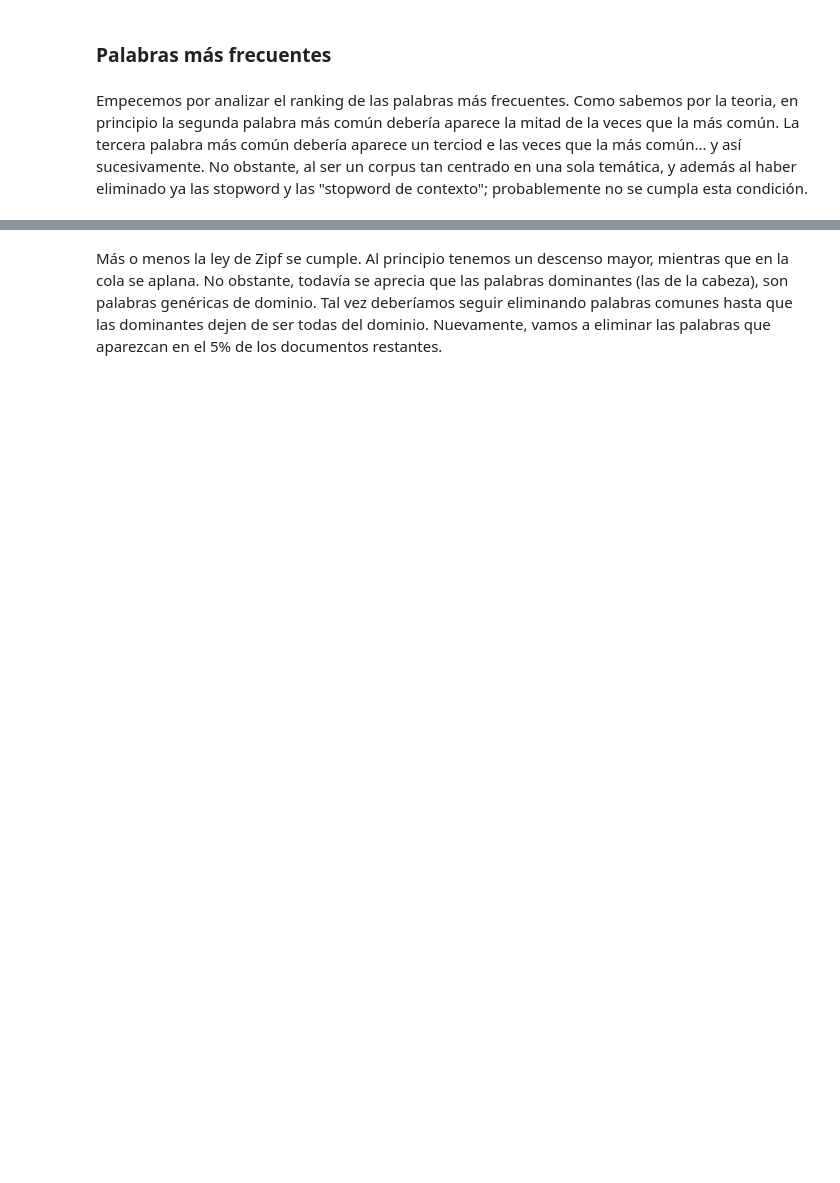
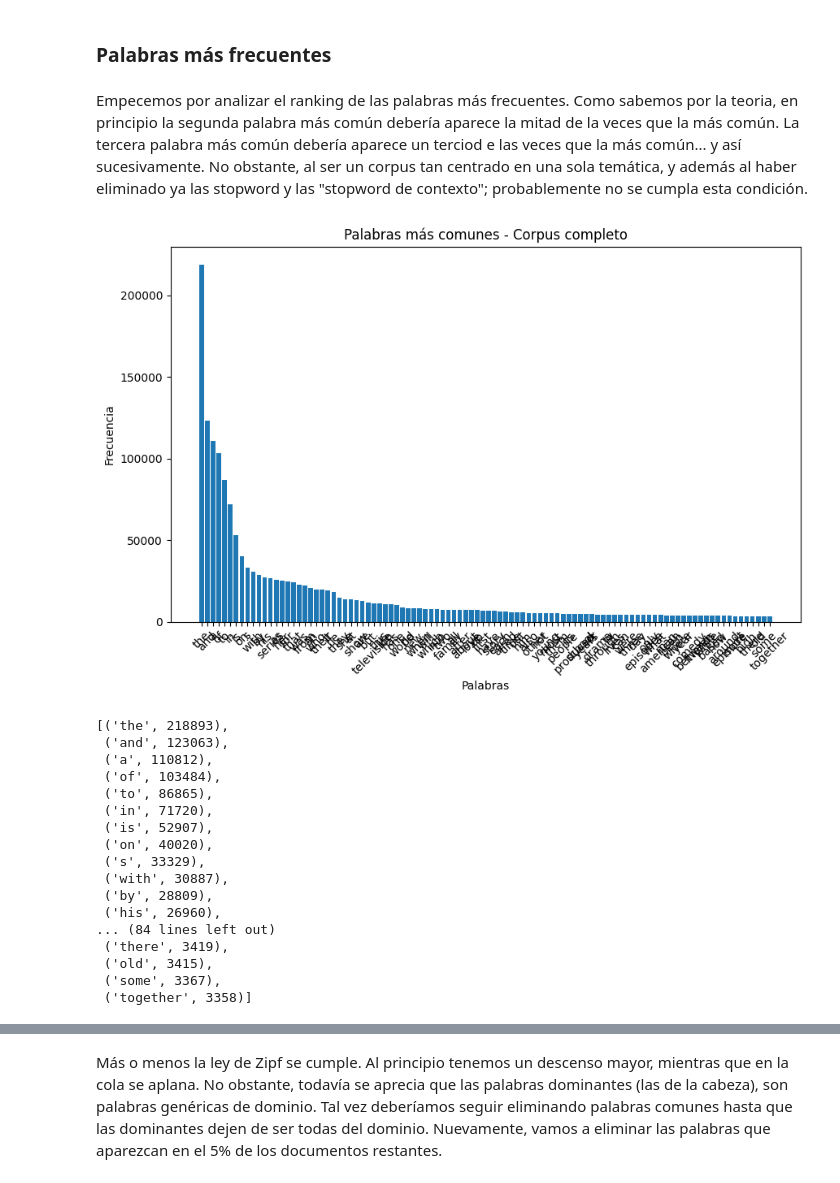
Before and after one commit to javierrcastroo/Practica-TM, a Jupyter notebook: practica_TM.ipynb, the cells around one changed output, grey strips where cells are left out. Drawn from its saved outputs; the diff is of its cells as text; code cells hidden in the pictures; blank space fills up the shorter version.

```diff
--- a/practica_TM.ipynb
+++ b/practica_TM.ipynb
@@ -746,13 +897,0 @@ Si está proximo a 1, significa que tenemos un vocabulario variado con pocas rep
-# %%
-df['ttr'] = df['unique_word_count'] / df['word_count']
-
-# --- Explode ---
-df_exploded = df.copy()
-df_exploded['genres'] = df_exploded['genres'].str.split(', ')
-df_exploded = df_exploded.explode('genres').reset_index(drop=True)
-
-# --- KDE ---
-plt.figure(figsize=(8,5))
-sns.kdeplot(data=df_exploded, x="ttr", hue="genres", fill=True, common_norm=False)
-plt.title("Distribución de riqueza léxica (TTR) por género")
-plt.show()
@@ -762,6 +899,57 @@ Como vemos, muchas están cerca del 1, lo que significa que tenemos vocabulario
 ### Palabras más frecuentes
 # %% [markdown]
 Empecemos por analizar el ranking de las palabras más frecuentes. Como sabemos por la teoria, en principio la segunda palabra más común debería aparece la mitad de la veces que la más común. La tercera palabra más común debería aparece un terciod e las veces que la más común... y así sucesivamente. No obstante, al ser un corpus tan centrado en una sola temática, y además al haber eliminado ya las stopword y las "stopword de contexto"; probablemente no se cumpla esta condición.
+# %%
+# Unir todos los textos
+texts = df["overview"].dropna().astype(str).tolist()
+
+# Tokenización
+words = [
+    w for text in texts
+    for w in re.findall(r"\b\w+\b", text.lower())
+]
+
+# Conteo global
+word_counts = Counter(words)
+
+# Top 10 global
+top_words = word_counts.most_common(100)
+
+# Separar palabras y frecuencias
+words, counts = zip(*top_words)
+
+# Plot
+plt.figure(figsize=(10, 6))
+plt.bar(words, counts)
+
+plt.title("Palabras más comunes - Corpus completo")
+plt.xlabel("Palabras")
+plt.ylabel("Frecuencia")
+
+plt.xticks(rotation=45)
+plt.show()
+
+# Ranking por si lo quieres ver
+top_words
+# %% [output]
+[figure, added]
+[('the', 218893),
+ ('and', 123063),
+ ('a', 110812),
+ ('of', 103484),
+ ('to', 86865),
+ ('in', 71720),
+ ('is', 52907),
+ ('on', 40020),
+ ('s', 33329),
+ ('with', 30887),
+ ('by', 28809),
+ ('his', 26960),
+... (84 lines left out)
+ ('there', 3419),
+ ('old', 3415),
+ ('some', 3367),
+ ('together', 3358)]
 # %%
 # Unir todos los textos
 texts = df["texto_lematizado_pos"].dropna().astype(str).tolist()
```
Also changed, not shown: parts of 47 cells of this notebook, 2 other files.
